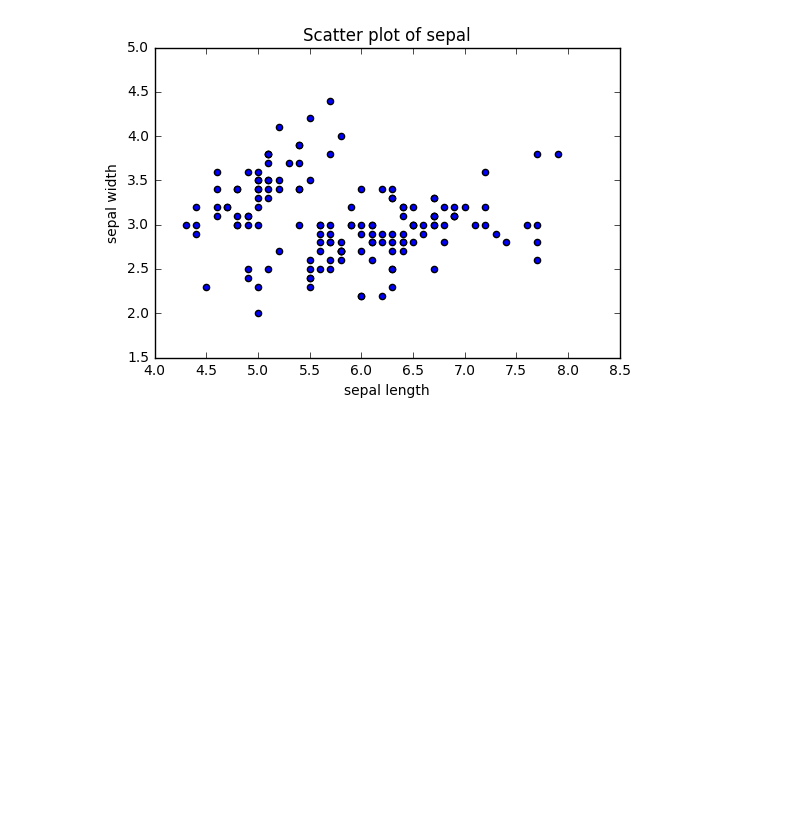
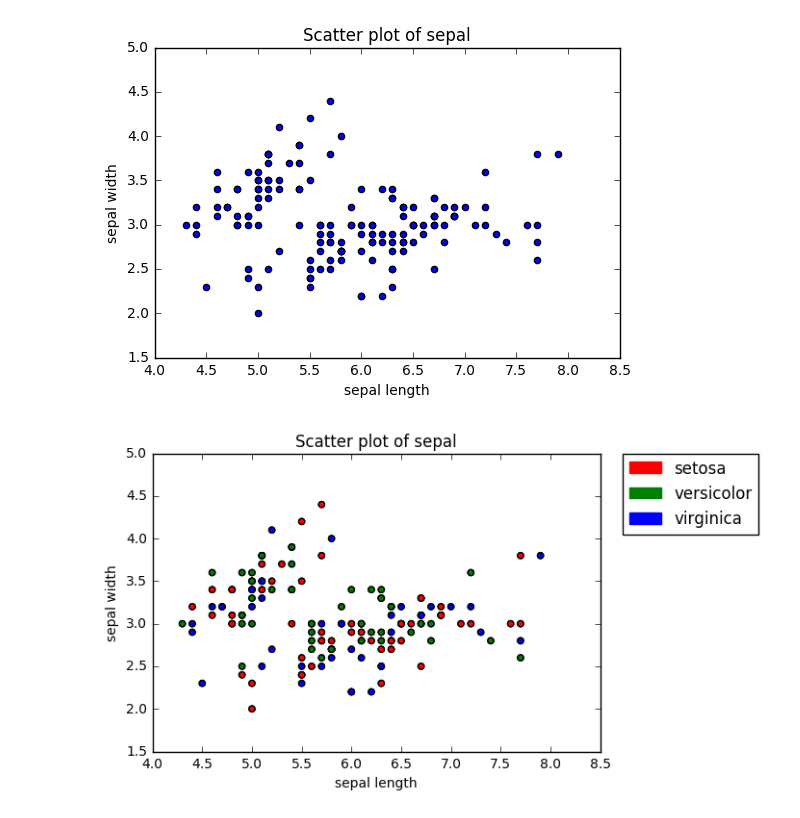
Before and after one commit to vaidaabelkyte/Jupyter-pyplot-and-numpy, a Jupyter notebook: Iris_dataSet.ipynb, the cells around one changed output. Cells and saved outputs as stored; diff of their text form; code cells hidden in the pictures; blank space fills up the shorter version.

Commit message:
more complex plot

```diff
--- a/Iris_dataSet.ipynb
+++ b/Iris_dataSet.ipynb
@@ -117,3 +117,33 @@ plt.scatter(slen, swid)
 plt.show()
 # %% [output]
 [figure]
+# %%
+import csv
+import matplotlib.pyplot as plt
+import matplotlib.patches as mpatches
+
+
+file_name = 'IRIS.csv'
+
+slen = []
+swid = []
+
+with open(file_name, 'r') as f:
+    data_file = list(csv.reader(f))
+    for row in data_file[1:]:
+        slen.append(row[0])
+        swid.append(row[1])
+
+plt.xlabel('sepal length')
+plt.ylabel('sepal width')
+plt.title('Scatter plot of sepal')
+
+red_patch = mpatches.Patch(color='red', label='setosa')
+green_patch = mpatches.Patch(color='green', label='versicolor')
+blue_patch = mpatches.Patch(color='blue', label='virginica')
+plt.legend(handles=[red_patch, green_patch, blue_patch], bbox_to_anchor=(1.05, 1), loc=2, borderaxespad=0.)
+plt.scatter(slen, swid, c=['r', 'g', 'b'])
+
+plt.show()
+# %% [output]
+[figure, added]
```
